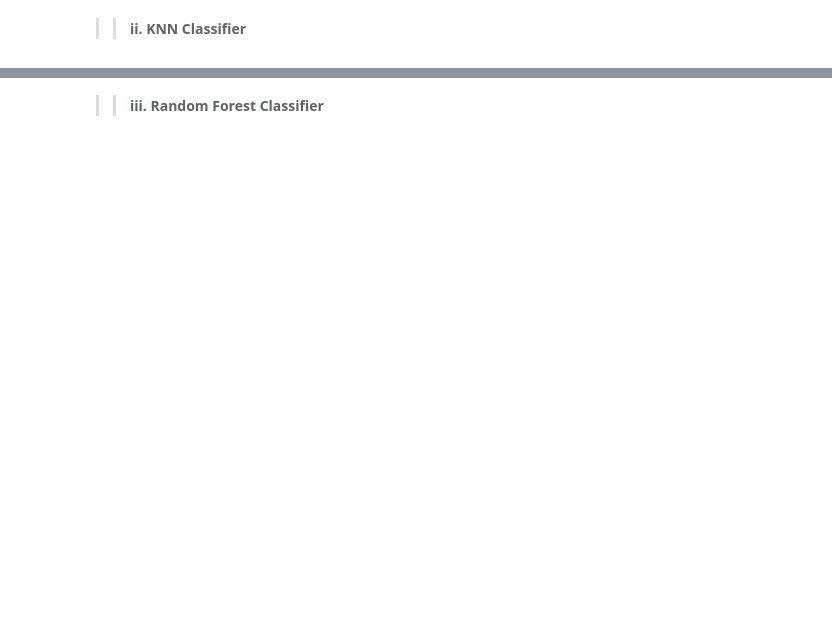
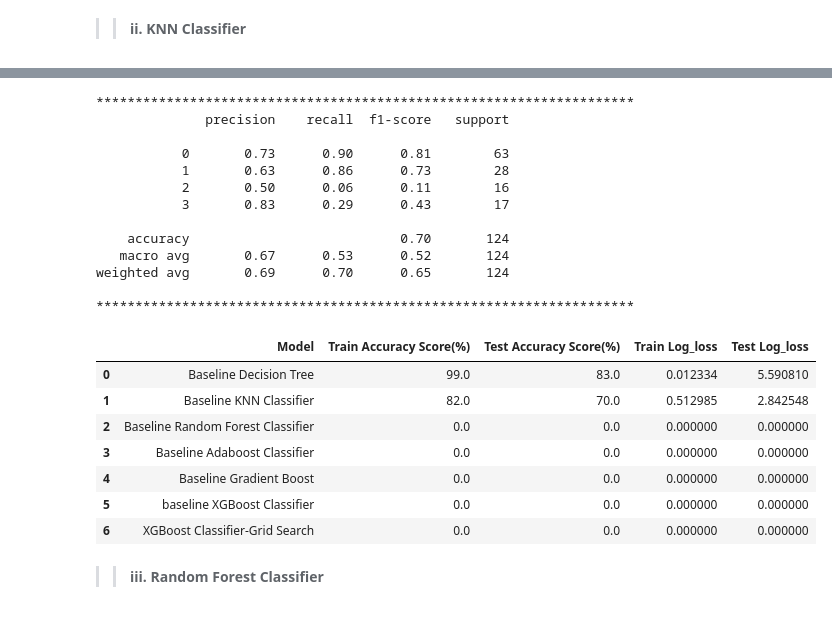
Before and after one commit to FridahKimathi/Mental-Health-Prediction-for-Kenyan-university-students, a Jupyter notebook: index.ipynb, the cells around one changed output, grey strips where cells are left out. Cells and saved outputs as stored; diff of their text form; code cells hidden in the pictures; blank space fills up the shorter version.

```diff
--- a/index.ipynb
+++ b/index.ipynb
@@ -384,5 +380,21 @@ def model_results(model_type, y_train, y_train_pred, y_train_pred_prob, y_test,
   df_model_results.loc[index_val, 'Test Log_loss'] = log_loss(y_test, y_test_pred_prob, labels=[0,1,2,3])
 
   return df_model_results
+# %%
+# Function to run all the baseline models:
+def baseline_models(model, model_name):
+    model.fit(X_train, y_train)
+
+    y_test_pred_prob = model.predict_proba(X_test)
+    y_train_pred_prob = model.predict_proba(X_train)
+
+    y_test_pred = model.predict(X_test)
+    y_train_pred = model.predict(X_train)
+
+    print('*********************************************************************')
+    print(classification_report(y_test, y_test_pred ))
+
+    print('*********************************************************************')
+    return model_results(model_name,y_train, y_train_pred, y_train_pred_prob, y_test, y_test_pred, y_test_pred_prob)
 # %% [markdown]
 >> <b>i. Decision Tree Classifier</b>
@@ -474,2 +432,29 @@ weighted avg       0.82      0.79      0.77       124
+# %%
+baseline_knn_pipe = Pipeline(steps=[('sc', StandardScaler()), ('knn', KNeighborsClassifier())])
+baseline_models(baseline_knn_pipe, 'Baseline KNN Classifier')
+# Observation
+ # KNN performs worse than decision tree
+# %% [output]
+*********************************************************************
+              precision    recall  f1-score   support
+
+           0       0.73      0.90      0.81        63
+           1       0.63      0.86      0.73        28
+           2       0.50      0.06      0.11        16
+           3       0.83      0.29      0.43        17
+
+    accuracy                           0.70       124
+   macro avg       0.67      0.53      0.52       124
+weighted avg       0.69      0.70      0.65       124
+
+*********************************************************************
+|  | Model | Train Accuracy Score(%) | Test Accuracy Score(%) | Train Log_loss | Test Log_loss |
+| 0 | Baseline Decision Tree | 99.0 | 83.0 | 0.012334 | 5.590810 |
+| 1 | Baseline KNN Classifier | 82.0 | 70.0 | 0.512985 | 2.842548 |
+| 2 | Baseline Random Forest Classifier | 0.0 | 0.0 | 0.000000 | 0.000000 |
+| 3 | Baseline Adaboost Classifier | 0.0 | 0.0 | 0.000000 | 0.000000 |
+| 4 | Baseline Gradient Boost | 0.0 | 0.0 | 0.000000 | 0.000000 |
+| 5 | baseline XGBoost Classifier | 0.0 | 0.0 | 0.000000 | 0.000000 |
+| 6 | XGBoost Classifier-Grid Search | 0.0 | 0.0 | 0.000000 | 0.000000 |
 # %% [markdown]
 >> <b>iii. Random Forest Classifier</b>
```
Also changed, not shown: parts of 16 cells of this notebook, 1 other file.
